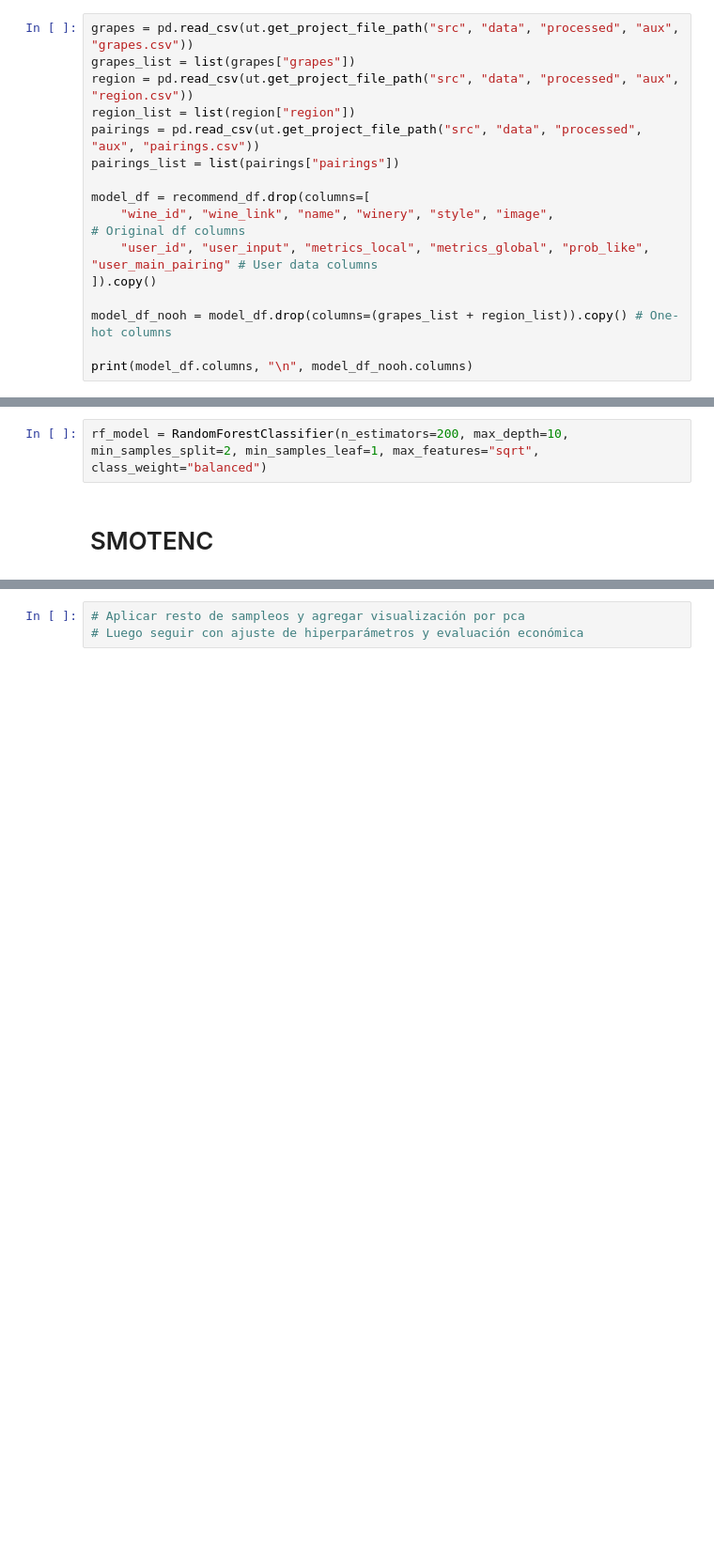
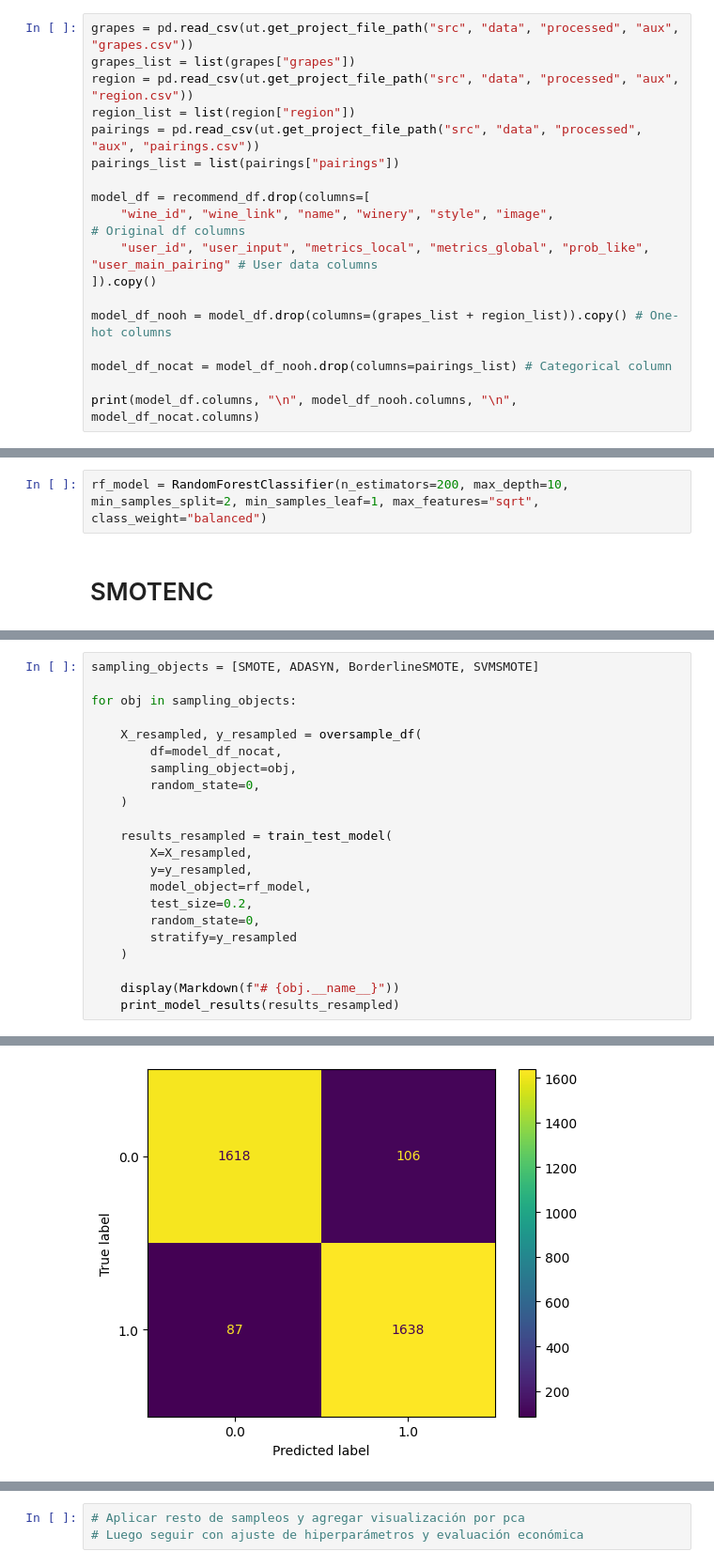
Before and after one commit to Tino27Gut/WineRecommendation, a Jupyter notebook: src/models/random_forest_draft_v2.ipynb, the cells around one changed output, grey strips where cells are left out. Shown: that part at 94% size. Saved outputs shown, nothing was run; the diff lists cells and outputs as text; blank space fills up the shorter version.

```diff
--- a/src/models/random_forest_draft_v2.ipynb
+++ b/src/models/random_forest_draft_v2.ipynb
@@ -80,7 +80,9 @@ model_df = recommend_df.drop(columns=[
 
 model_df_nooh = model_df.drop(columns=(grapes_list + region_list)).copy() # One-hot columns
 
-print(model_df.columns, "\n", model_df_nooh.columns)
+model_df_nocat = model_df_nooh.drop(columns=pairings_list) # Categorical column
+
+print(model_df.columns, "\n", model_df_nooh.columns, "\n", model_df_nocat.columns)
 # %% [output]
 Index(['year', 'rating', 'rating_qty', 'price', 'body', 'tannins', 'sweetness',
        'acidity', 'alcohol', 'ageing',
@@ -238,0 +237,23 @@ AUC Train: 0.9049207269914927
+# %%
+sampling_objects = [SMOTE, ADASYN, BorderlineSMOTE, SVMSMOTE]
+
+for obj in sampling_objects:
+
+    X_resampled, y_resampled = oversample_df(
+        df=model_df_nocat,
+        sampling_object=obj,
+        random_state=0,
+    )
+
+    results_resampled = train_test_model(
+        X=X_resampled,
+        y=y_resampled,
+        model_object=rf_model,
+        test_size=0.2,
+        random_state=0,
+        stratify=y_resampled
+    )
+
+    display(Markdown(f"# {obj.__name__}"))
+    print_model_results(results_resampled)
+# %% [output]
@@ -238,0 +273 @@ AUC Train: 0.9049207269914927
+[figure, added]
```
Also changed, not shown: parts of 7 cells of this notebook.
